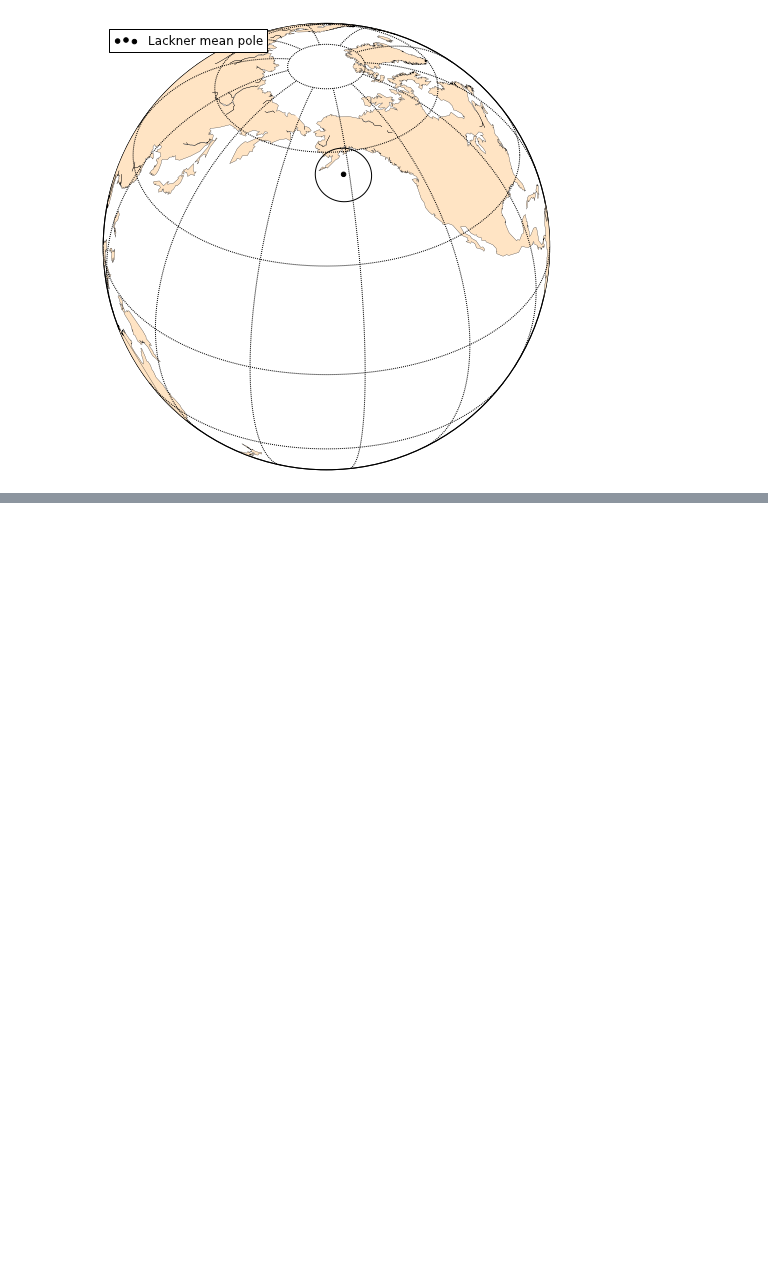
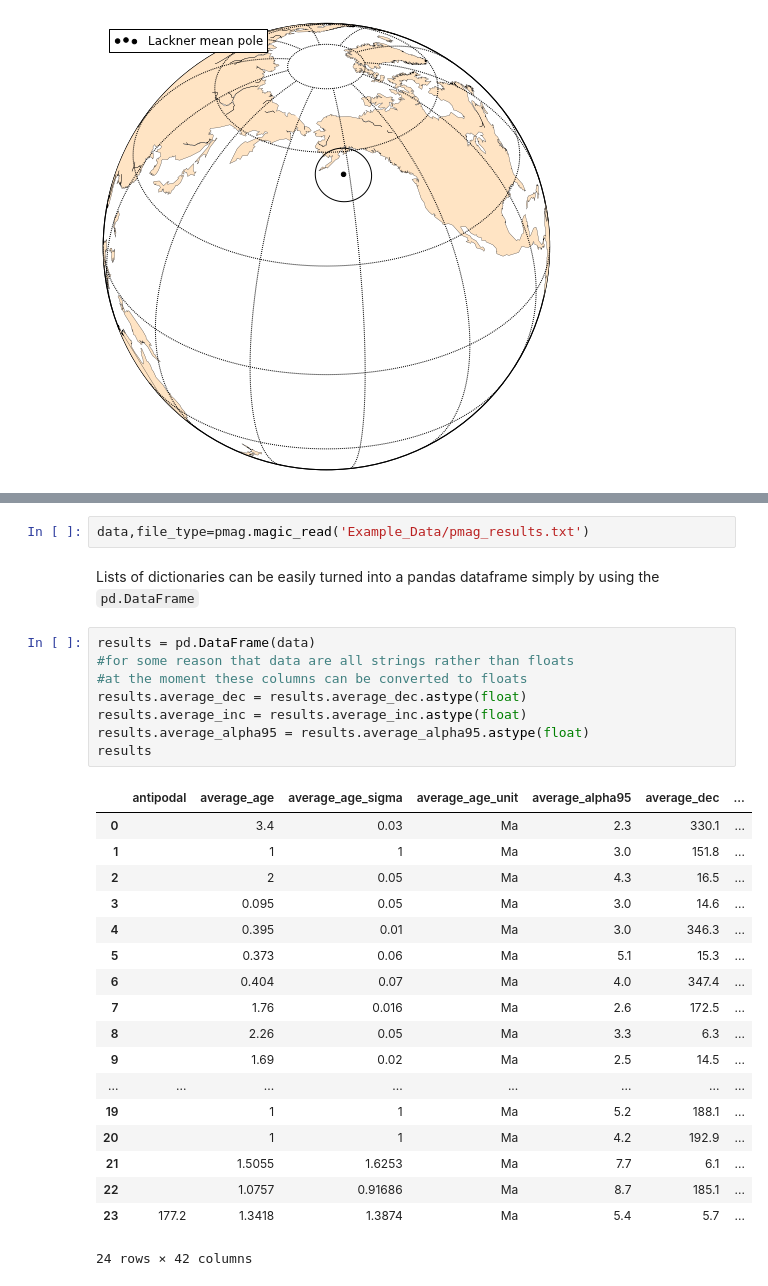
Before and after one commit to Swanson-Hysell/PmagPy_IPython, a Jupyter notebook: IPmag_examples.ipynb, the cells around one changed output, grey strips where cells are left out. Cells and saved outputs as stored; diff of their text form; blank space fills up the shorter version.

```diff
--- a/IPmag_examples.ipynb
+++ b/IPmag_examples.ipynb
@@ -280,0 +293,31 @@ IPmag.poleplot(m,Lackner_mean_pole['dec'],Lackner_mean_pole['inc'],
+# %%
+data,file_type=pmag.magic_read('Example_Data/pmag_results.txt')
+# %% [markdown]
+Lists of dictionaries can be easily turned into a pandas dataframe simply by using the `pd.DataFrame`
+# %%
+results = pd.DataFrame(data)
+#for some reason that data are all strings rather than floats
+#at the moment these columns can be converted to floats
+results.average_dec = results.average_dec.astype(float)
+results.average_inc = results.average_inc.astype(float)
+results.average_alpha95 = results.average_alpha95.astype(float)
+results
+# %% [output]
+|  | antipodal | average_age | average_age_sigma | average_age_unit | average_alpha95 | average_dec | ... |
+| 0 |  | 3.4 | 0.03 | Ma | 2.3 | 330.1 | ... |
+| 1 |  | 1 | 1 | Ma | 3.0 | 151.8 | ... |
+| 2 |  | 2 | 0.05 | Ma | 4.3 | 16.5 | ... |
+| 3 |  | 0.095 | 0.05 | Ma | 3.0 | 14.6 | ... |
+| 4 |  | 0.395 | 0.01 | Ma | 3.0 | 346.3 | ... |
+| 5 |  | 0.373 | 0.06 | Ma | 5.1 | 15.3 | ... |
+| 6 |  | 0.404 | 0.07 | Ma | 4.0 | 347.4 | ... |
+| 7 |  | 1.76 | 0.016 | Ma | 2.6 | 172.5 | ... |
+| 8 |  | 2.26 | 0.05 | Ma | 3.3 | 6.3 | ... |
+| 9 |  | 1.69 | 0.02 | Ma | 2.5 | 14.5 | ... |
+| ... | ... | ... | ... | ... | ... | ... | ... |
+| 19 |  | 1 | 1 | Ma | 5.2 | 188.1 | ... |
+| 20 |  | 1 | 1 | Ma | 4.2 | 192.9 | ... |
+| 21 |  | 1.5055 | 1.6253 | Ma | 7.7 | 6.1 | ... |
+| 22 |  | 1.0757 | 0.91686 | Ma | 8.7 | 185.1 | ... |
+| 23 | 177.2 | 1.3418 | 1.3874 | Ma | 5.4 | 5.7 | ... |
+24 rows × 42 columns
```
Also changed, not shown: parts of 12 cells of this notebook.
